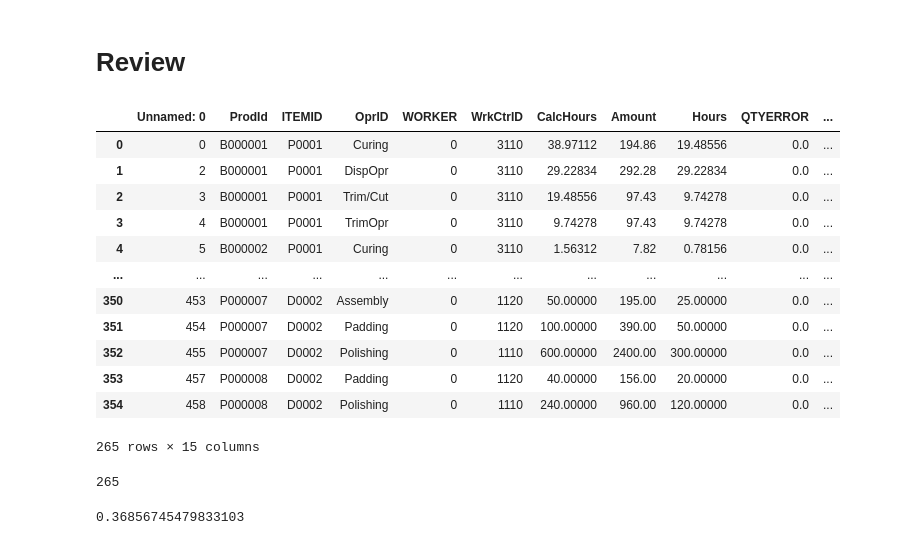
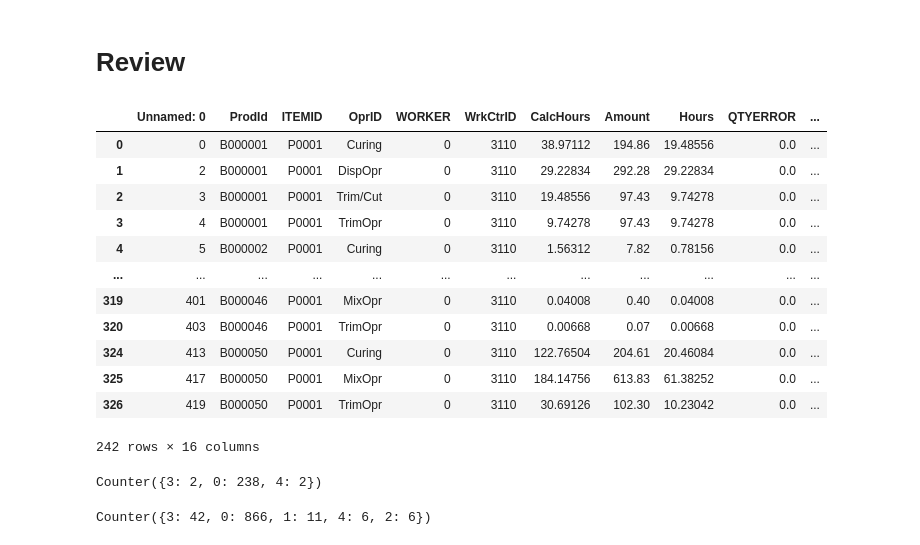
Before and after one commit to Yucheng-Ren/thesis, a Jupyter notebook: Deviation.ipynb, the cells around one changed output. Saved outputs shown, nothing was run; the diff lists cells and outputs as text; code cells hidden in the pictures.

```diff
--- a/Deviation.ipynb
+++ b/Deviation.ipynb
@@ -306,28 +307,31 @@ result = permuationFeatureImportancePlot(timeModel, timeX_test, timeY_test, rema
 [figure]
 # %% [markdown]
 # Review
+# %%
+df['cluster'] = timeY
 # %%
-query = 'OprID == "Polishing" or ITEMID == "P0001" or ITEMID == "D0002" or OprID == "MixOpr"'
+# query = 'OprID == "Polishing" or ITEMID == "D0002"'
+query = 'ITEMID == "P0001"'
 df.query(query)
 # %% [output]
 |  | Unnamed: 0 | ProdId | ITEMID | OprID | WORKER | WrkCtrID | CalcHours | Amount | Hours | QTYERROR | ... |
 | 0 | 0 | B000001 | P0001 | Curing | 0 | 3110 | 38.97112 | 194.86 | 19.48556 | 0.0 | ... |
 | 1 | 2 | B000001 | P0001 | DispOpr | 0 | 3110 | 29.22834 | 292.28 | 29.22834 | 0.0 | ... |
 | 2 | 3 | B000001 | P0001 | Trim/Cut | 0 | 3110 | 19.48556 | 97.43 | 9.74278 | 0.0 | ... |
 | 3 | 4 | B000001 | P0001 | TrimOpr | 0 | 3110 | 9.74278 | 97.43 | 9.74278 | 0.0 | ... |
 | 4 | 5 | B000002 | P0001 | Curing | 0 | 3110 | 1.56312 | 7.82 | 0.78156 | 0.0 | ... |
 | ... | ... | ... | ... | ... | ... | ... | ... | ... | ... | ... | ... |
-| 350 | 453 | P000007 | D0002 | Assembly | 0 | 1120 | 50.00000 | 195.00 | 25.00000 | 0.0 | ... |
-| 351 | 454 | P000007 | D0002 | Padding | 0 | 1120 | 100.00000 | 390.00 | 50.00000 | 0.0 | ... |
-| 352 | 455 | P000007 | D0002 | Polishing | 0 | 1110 | 600.00000 | 2400.00 | 300.00000 | 0.0 | ... |
-| 353 | 457 | P000008 | D0002 | Padding | 0 | 1120 | 40.00000 | 156.00 | 20.00000 | 0.0 | ... |
-| 354 | 458 | P000008 | D0002 | Polishing | 0 | 1110 | 240.00000 | 960.00 | 120.00000 | 0.0 | ... |
+| 319 | 401 | B000046 | P0001 | MixOpr | 0 | 3110 | 0.04008 | 0.40 | 0.04008 | 0.0 | ... |
+| 320 | 403 | B000046 | P0001 | TrimOpr | 0 | 3110 | 0.00668 | 0.07 | 0.00668 | 0.0 | ... |
+| 324 | 413 | B000050 | P0001 | Curing | 0 | 3110 | 122.76504 | 204.61 | 20.46084 | 0.0 | ... |
+| 325 | 417 | B000050 | P0001 | MixOpr | 0 | 3110 | 184.14756 | 613.83 | 61.38252 | 0.0 | ... |
+| 326 | 419 | B000050 | P0001 | TrimOpr | 0 | 3110 | 30.69126 | 102.30 | 10.23042 | 0.0 | ... |
-265 rows × 15 columns
+242 rows × 16 columns
 # %%
-len(set(df.query(query).index))
+Counter(df.query(query).cluster)
 # %% [output]
-265
+Counter({3: 2, 0: 238, 4: 2})
-# %%
-len(set(df.query(query).index)) / len(df[df.TIME_DEVIATION > 0])
-# %% [output]
-0.36856745479833103
+# %%
+Counter(df.cluster)
+# %% [output]
+Counter({3: 42, 0: 866, 1: 11, 4: 6, 2: 6})
```
Also changed, not shown: parts of 2 cells of this notebook, 2 other files.
